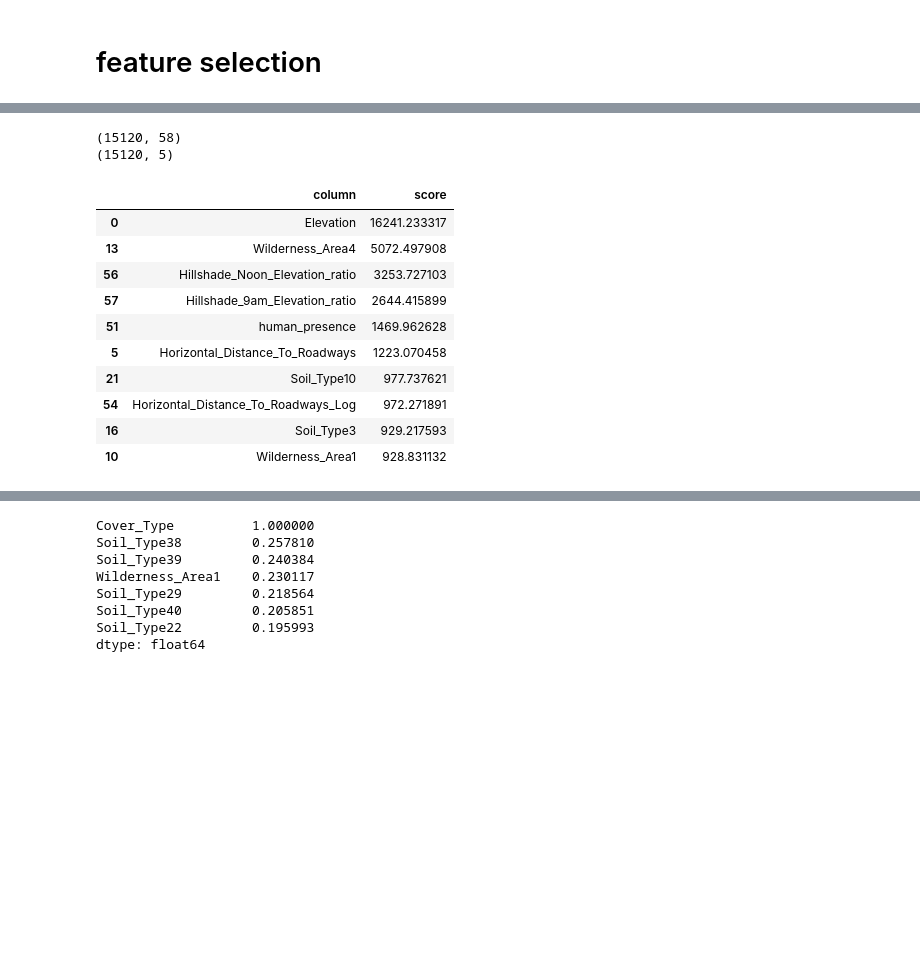
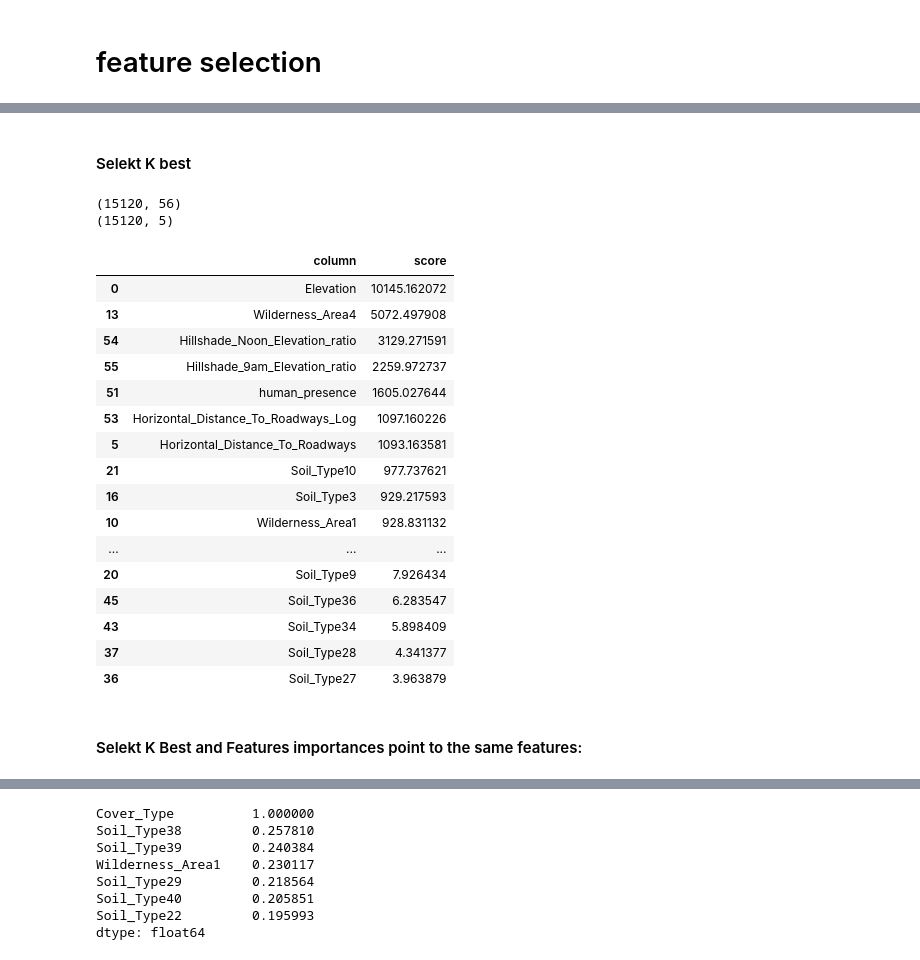
Before and after one commit to irene-glez/Forest_Cover_Prediction, a Jupyter notebook: src/notebooks/2.feature_engineering.ipynb, the cells around one changed output, grey strips where cells are left out. Cells and saved outputs as stored; diff of their text form; code cells hidden in the pictures; blank space fills up the shorter version.

```diff
--- a/src/notebooks/2.feature_engineering.ipynb
+++ b/src/notebooks/2.feature_engineering.ipynb
@@ -291,2 +342,20 @@ memory usage: 6.8 MB
+# %%
+cont_train.columns = ['Elevation', 'Aspect', 'Slope', 'Horizontal_Distance_To_Hydrology',
+       'Vertical_Distance_To_Hydrology', 'Horizontal_Distance_To_Roadways',
+       'Hillshade_9am', 'Hillshade_Noon', 'Hillshade_3pm',
+       'Horizontal_Distance_To_Fire_Points', 'Wilderness_Area1',
+       'Wilderness_Area2', 'Wilderness_Area3', 'Wilderness_Area4',
+       'Soil_Type1', 'Soil_Type2', 'Soil_Type3', 'Soil_Type4', 'Soil_Type5',
+       'Soil_Type6', 'Soil_Type9', 'Soil_Type10', 'Soil_Type11', 'Soil_Type12',
+       'Soil_Type13', 'Soil_Type14', 'Soil_Type16', 'Soil_Type17',
+       'Soil_Type18', 'Soil_Type19', 'Soil_Type20', 'Soil_Type21',
+       'Soil_Type22', 'Soil_Type23', 'Soil_Type24', 'Soil_Type26',
+       'Soil_Type27', 'Soil_Type28', 'Soil_Type29', 'Soil_Type30',
+       'Soil_Type31', 'Soil_Type32', 'Soil_Type33', 'Soil_Type34',
+       'Soil_Type35', 'Soil_Type36', 'Soil_Type37', 'Soil_Type38',
+       'Soil_Type39', 'Soil_Type40', 'Cover_Type', 'eDist_to_Hydrology',
+       'human_presence', 'Total_Hillshade_mean',
+       'Horizontal_Distance_To_Roadways_Log', 'Hillshade_Noon_Elevation_ratio',
+       'Hillshade_9am_Elevation_ratio']
 # %% [markdown]
 # feature selection
@@ -295,8 +364,20 @@ memory usage: 6.8 MB
+# %%
+cont_train['Cover_Type'] = train['Cover_Type']
 # %%
+X= cont_train.drop(['Cover_Type'], axis=1)
+y= cont_train['Cover_Type']
+X_train, X_test, y_train, y_test= train_test_split(X,y, test_size= 0.2)
 
-X= train.drop(['Cover_Type'], axis=1)
-y= train['Cover_Type']
-X_train, X_test, y_train, y_test= train_test_split(X,y, test_size= 0.2)
+from sklearn.preprocessing import MinMaxScaler
+from sklearn.neighbors import KNeighborsClassifier
+from sklearn.svm import LinearSVC
+
+
+scaler = MinMaxScaler()
+scaler.fit(X_train)
+
+X_train_scal = scaler.transform(X_train)
+X_test_scal = scaler.transform(X_test)
 # %%
 # initialize the classificators
 rfc= RandomForestClassifier(random_state=77)
@@ -351,3 +423,0 @@ sfs = SFS(ExtraTreesClassifier(),
-# %%
-sfs.fit(X, y)
-sfs.k_feature_names_
@@ -356,27 +456,37 @@ ValueError: Target is multiclass but average='binary'. Please choose another ave
+# %% [markdown]
+#### Selekt K best
 # %%
 from sklearn.feature_selection import SelectKBest
 
 print(X.shape)
 sel = SelectKBest(k=5)
 X_new = sel.fit_transform(X, y)
 names = X.columns
 
 print(X_new.shape)
 
 best_feats = pd.DataFrame({'column': names, 'score': sel.scores_}).sort_values('score', ascending=False)
-best_feats.head(10)
+best_feats
 # %% [output]
-(15120, 58)
+(15120, 56)
 (15120, 5)
 |  | column | score |
-| 0 | Elevation | 16241.233317 |
+| 0 | Elevation | 10145.162072 |
 | 13 | Wilderness_Area4 | 5072.497908 |
-| 56 | Hillshade_Noon_Elevation_ratio | 3253.727103 |
-| 57 | Hillshade_9am_Elevation_ratio | 2644.415899 |
-| 51 | human_presence | 1469.962628 |
-| 5 | Horizontal_Distance_To_Roadways | 1223.070458 |
+| 54 | Hillshade_Noon_Elevation_ratio | 3129.271591 |
+| 55 | Hillshade_9am_Elevation_ratio | 2259.972737 |
+| 51 | human_presence | 1605.027644 |
+| 53 | Horizontal_Distance_To_Roadways_Log | 1097.160226 |
+| 5 | Horizontal_Distance_To_Roadways | 1093.163581 |
 | 21 | Soil_Type10 | 977.737621 |
-| 54 | Horizontal_Distance_To_Roadways_Log | 972.271891 |
 | 16 | Soil_Type3 | 929.217593 |
 | 10 | Wilderness_Area1 | 928.831132 |
+| ... | ... | ... |
+| 20 | Soil_Type9 | 7.926434 |
+| 45 | Soil_Type36 | 6.283547 |
+| 43 | Soil_Type34 | 5.898409 |
+| 37 | Soil_Type28 | 4.341377 |
+| 36 | Soil_Type27 | 3.963879 |
+# %% [markdown]
+#### Selekt K Best and Features importances point to the same features:
 # %%
```
Also changed, not shown: parts of 47 cells of this notebook.
